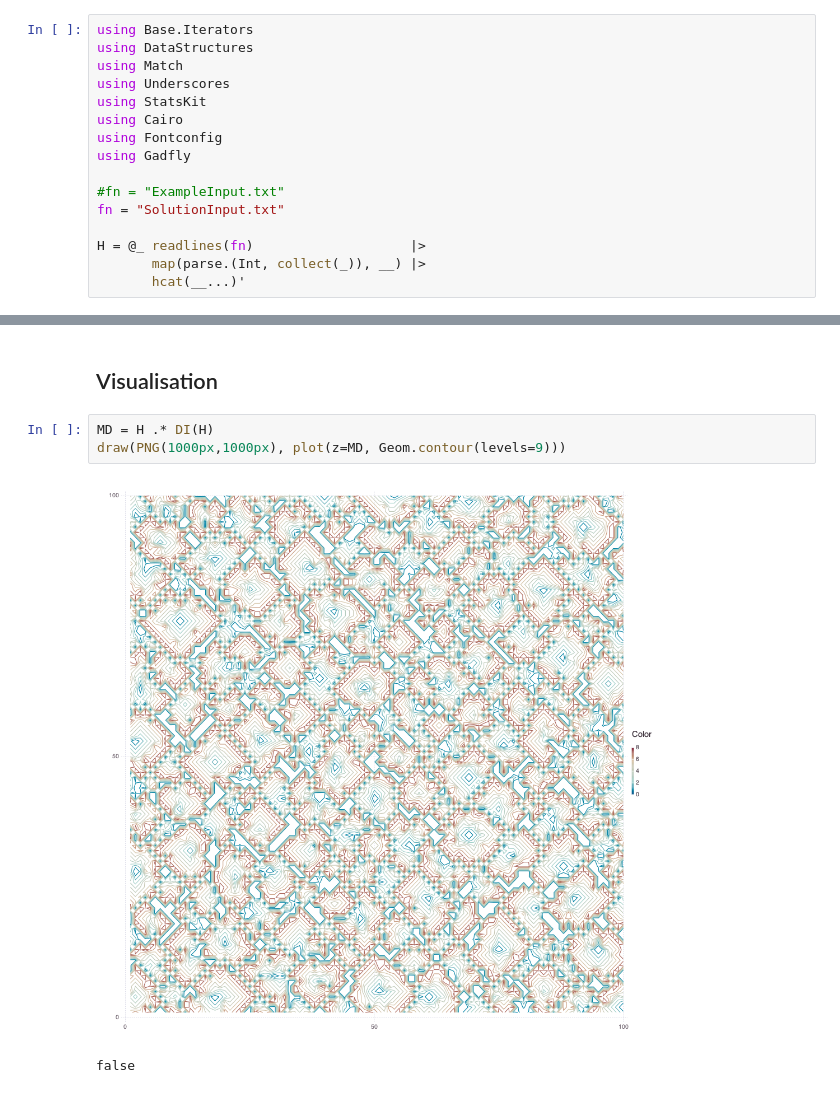
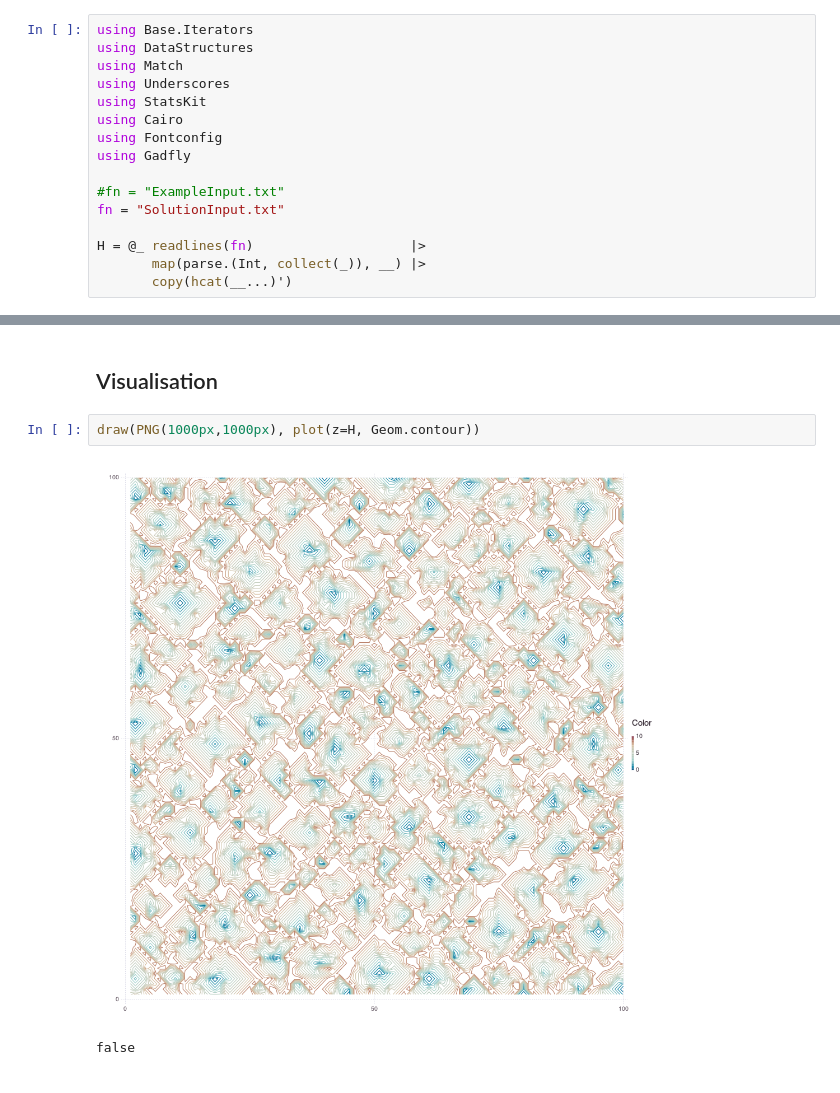
Before and after one commit to geraint-37d5/advent-of-code, a Jupyter notebook: 2021/Day9/Day9Solution.ipynb, the cells around one changed output, grey strips where cells are left out. Drawn from its saved outputs; the diff is of its cells as text.

```diff
--- a/2021/Day9/Day9Solution.ipynb
+++ b/2021/Day9/Day9Solution.ipynb
@@ -15,5 +15,5 @@ fn = "SolutionInput.txt"
 
 H = @_ readlines(fn)                    |>
        map(parse.(Int, collect(_)), __) |>
-       hcat(__...)'
+       copy(hcat(__...)')
 # %% [output]
@@ -121,8 +121,7 @@ end
 # %% [markdown]
 ## Visualisation
 # %%
-MD = H .* DI(H)
-draw(PNG(1000px,1000px), plot(z=MD, Geom.contour(levels=9)))
+draw(PNG(1000px,1000px), plot(z=H, Geom.contour))
 # %% [output]
-[figure, old version]
+[figure, new version]
 false
```
Also changed, not shown: parts of 1 cell of this notebook.
